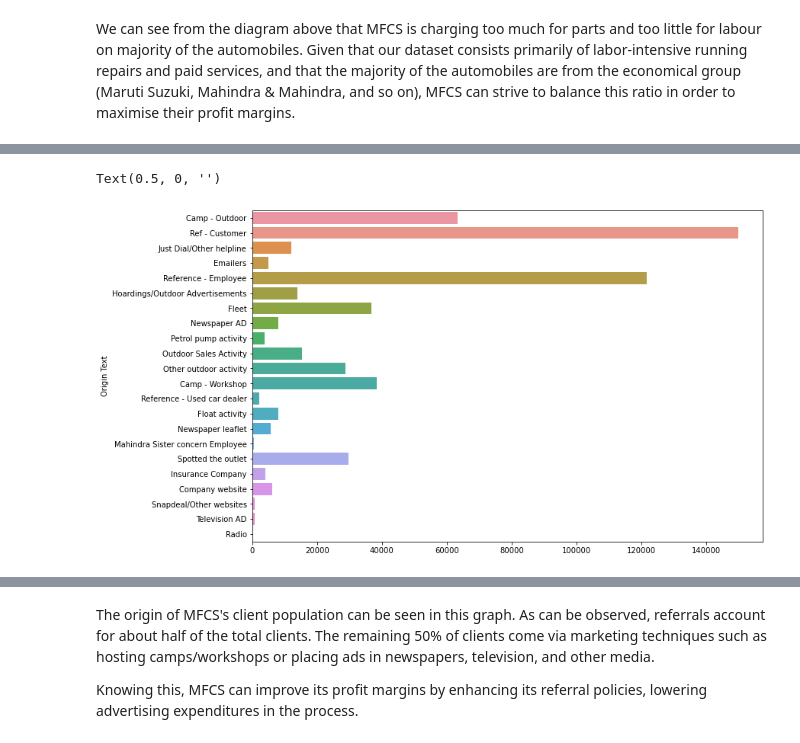
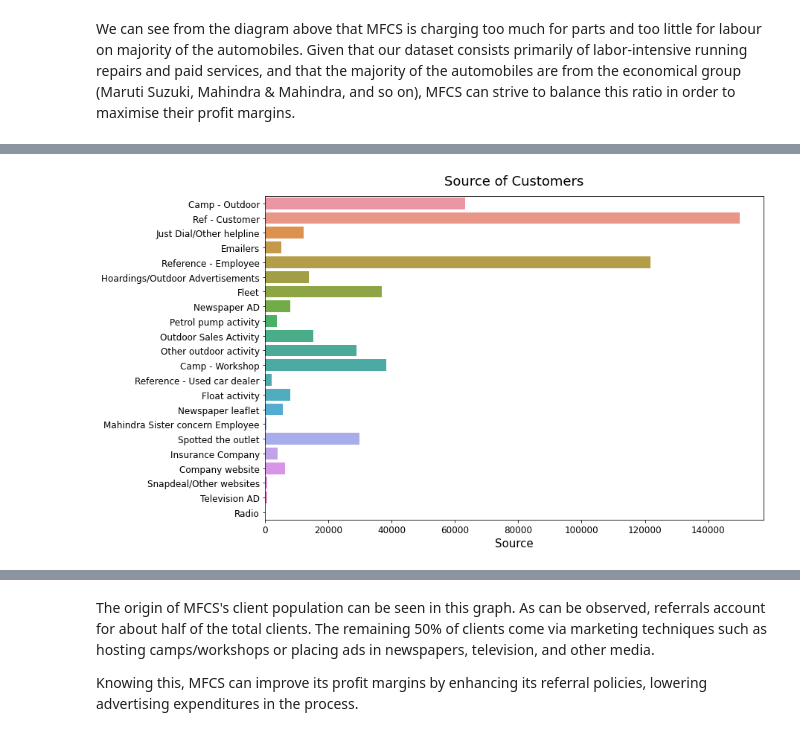
Before and after one commit to vedantthapa/Mahindra-Business-Analysis, a Jupyter notebook: main.ipynb, the cells around one changed output, grey strips where cells are left out. Drawn from its saved outputs; the diff is of its cells as text; code cells hidden in the pictures.

```diff
--- a/main.ipynb
+++ b/main.ipynb
@@ -530,8 +570,12 @@ cust_df.head(3)
 # %%
 plt.figure(figsize=(12,8))
 sns.countplot(y=cust_df['Origin Text'])
-plt.xlabel('Customer Origin')
+plt.title("Source of Customers", fontsize=18, x=0.5,y=1.02);
+plt.xlabel('Source', fontsize=15);
 plt.ylabel('')
+plt.yticks(fontsize=12);
+plt.xticks(fontsize=12);
+
+plt.savefig('assets/origin-customer-fig8.jpeg', bbox_inches='tight')
 # %% [output]
-Text(0.5, 0, '')
-[figure, old version]
+[figure, new version]
```
Also changed, not shown: parts of 35 cells of this notebook, 8 other files.
